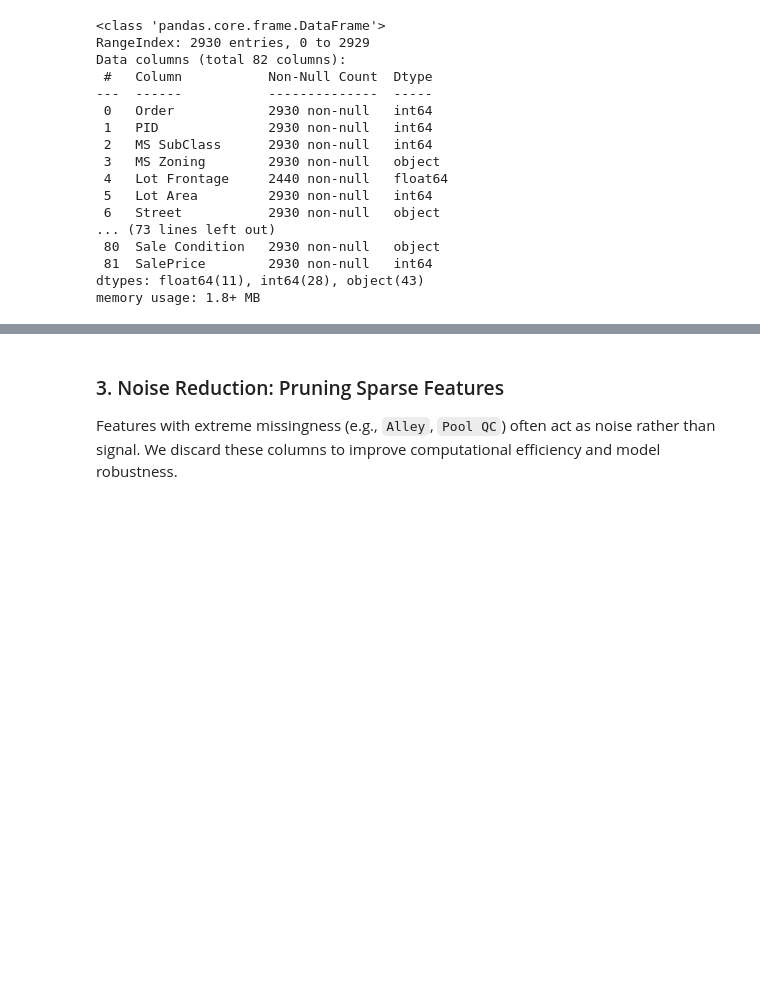
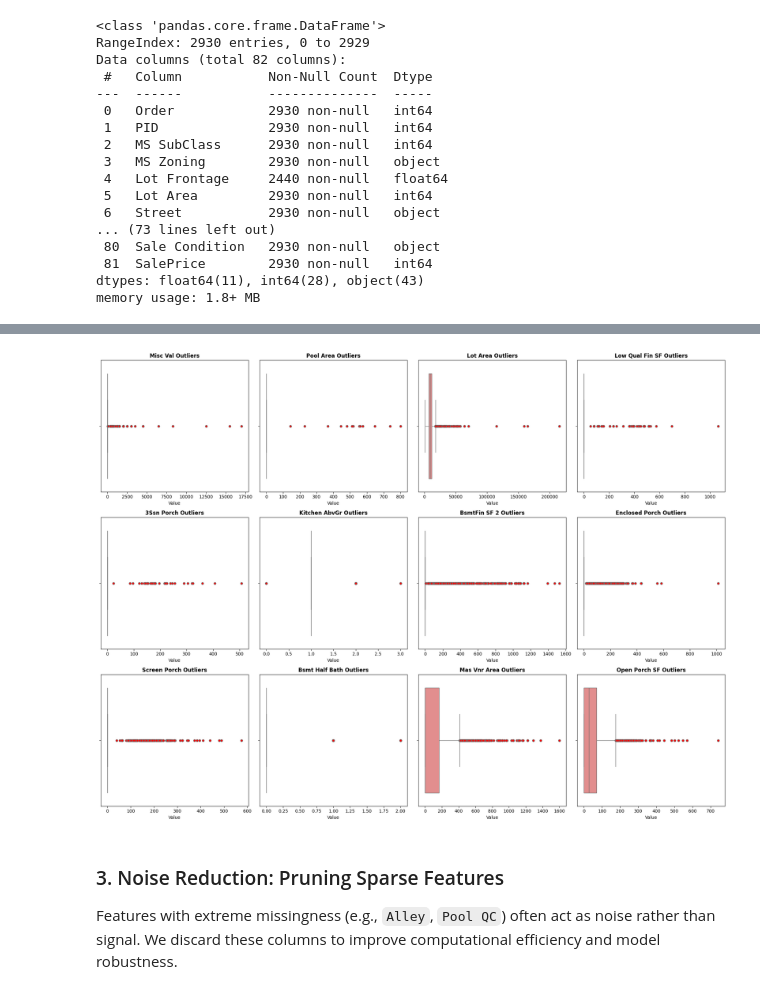
Before and after one commit to shourya2006/HousePricePredictor, a Jupyter notebook: app.ipynb, the cells around one changed output, grey strips where cells are left out. Saved outputs shown, nothing was run; the diff lists cells and outputs as text; code cells hidden in the pictures; blank space fills up the shorter version.

```diff
--- a/app.ipynb
+++ b/app.ipynb
@@ -83,3 +111,23 @@ memory usage: 1.8+ MB
+# %%
+highly_skewed_cols = [
+    'Misc Val', 'Pool Area', 'Lot Area', 'Low Qual Fin SF',
+    '3Ssn Porch', 'Kitchen AbvGr', 'BsmtFin SF 2', 'Enclosed Porch',
+    'Screen Porch', 'Bsmt Half Bath', 'Mas Vnr Area', 'Open Porch SF'
+]
+
+fig, axes = plt.subplots(nrows=3, ncols=4, figsize=(20, 15))
+axes = axes.flatten()
+
+for i, col in enumerate(highly_skewed_cols):
+    sns.boxplot(x=df[col], ax=axes[i], color='lightcoral', flierprops={'marker': 'o', 'markerfacecolor': 'red', 'markersize': 5})
+
+    axes[i].set_title(f'{col} Outliers', fontsize=12, fontweight='bold')
+    axes[i].set_xlabel('Value')
+
+plt.tight_layout()
+plt.show()
+# %% [output]
+[figure, added]
 # %% [markdown]
 ### 3. Noise Reduction: Pruning Sparse Features
 Features with extreme missingness (e.g., `Alley`, `Pool QC`) often act as noise rather than signal. We discard these columns to improve computational efficiency and model robustness.
```
Also changed, not shown: parts of 2 cells of this notebook.
